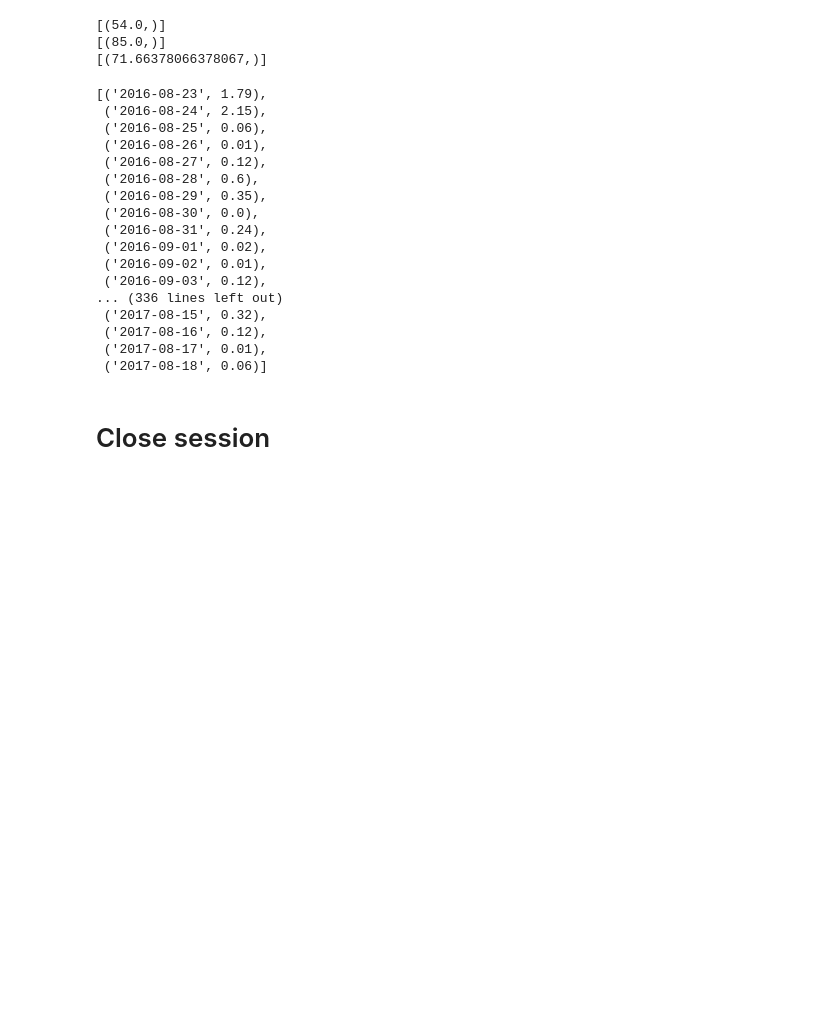
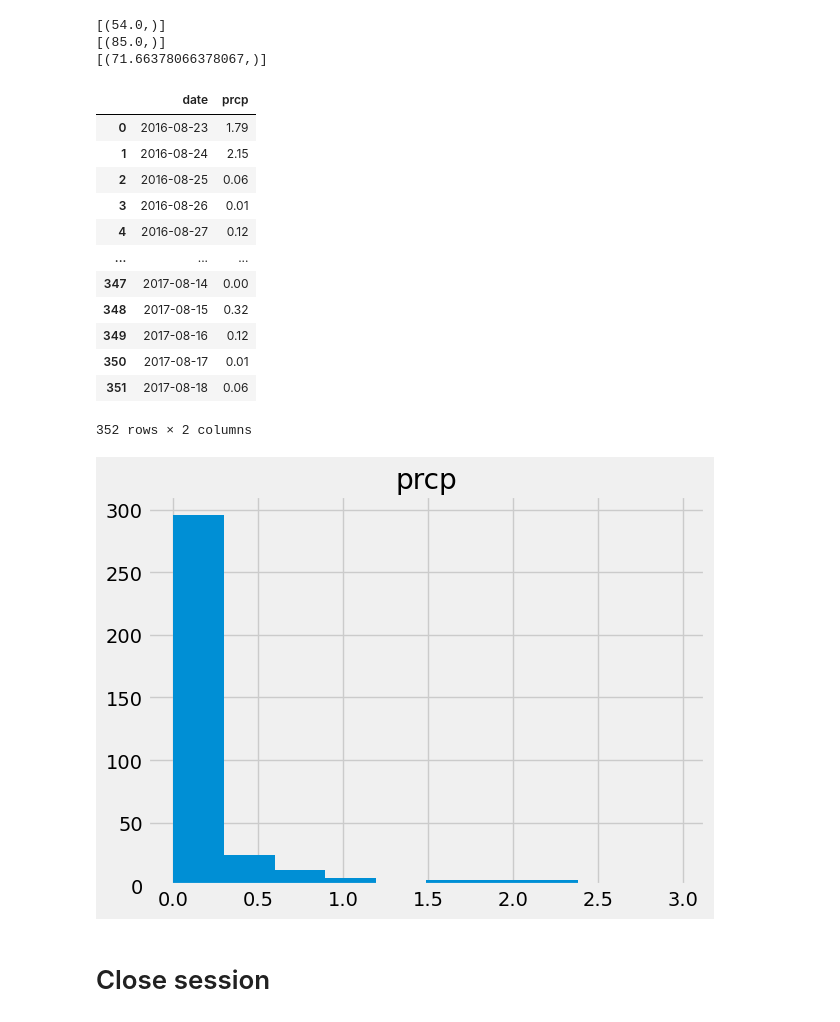
Before and after one commit to GabrielaCLopez/sqlalchemy-challenge, a Jupyter notebook: SurfsUp/climate_starter.ipynb, the cells around one changed output. Drawn from its saved outputs; the diff is of its cells as text; code cells hidden in the pictures; blank space fills up the shorter version.

Commit message:
worked on histogram

```diff
--- a/SurfsUp/climate_starter.ipynb
+++ b/SurfsUp/climate_starter.ipynb
@@ -155,22 +155,20 @@ station_data = session.query(Measurement.date, Measurement.prcp).filter(Measurem
                                                               .filter(Measurement.station=='USC00519281') \
                                                               .all()
 
-station_data
+station_data_df=pd.DataFrame(station_data)
+
+station_data_df.dropna()
 # %% [output]
+|  | date | prcp |
+| 0 | 2016-08-23 | 1.79 |
+| 1 | 2016-08-24 | 2.15 |
+| 2 | 2016-08-25 | 0.06 |
+| 3 | 2016-08-26 | 0.01 |
+| 4 | 2016-08-27 | 0.12 |
+| ... | ... | ... |
+| 347 | 2017-08-14 | 0.00 |
+| 348 | 2017-08-15 | 0.32 |
+| 349 | 2017-08-16 | 0.12 |
+| 350 | 2017-08-17 | 0.01 |
+| 351 | 2017-08-18 | 0.06 |
-[('2016-08-23', 1.79),
- ('2016-08-24', 2.15),
- ('2016-08-25', 0.06),
- ('2016-08-26', 0.01),
- ('2016-08-27', 0.12),
- ('2016-08-28', 0.6),
- ('2016-08-29', 0.35),
- ('2016-08-30', 0.0),
- ('2016-08-31', 0.24),
- ('2016-09-01', 0.02),
- ('2016-09-02', 0.01),
- ('2016-09-03', 0.12),
-... (336 lines left out)
- ('2017-08-15', 0.32),
- ('2017-08-16', 0.12),
- ('2017-08-17', 0.01),
- ('2017-08-18', 0.06)]
+352 rows × 2 columns
@@ -179,3 +175,15 @@ station_data
+# %%
+# Histogram
+station_data_df.hist('prcp')
+
+#plt.title('Histogram of Data')
+#plt.xlabel('data')
+#plt.ylabel('count')
+
+
+plt.show()
+# %% [output]
+[figure, added]
 # %% [markdown]
 # Close session
 # %%
```
Also changed, not shown: parts of 1 cell of this notebook.
